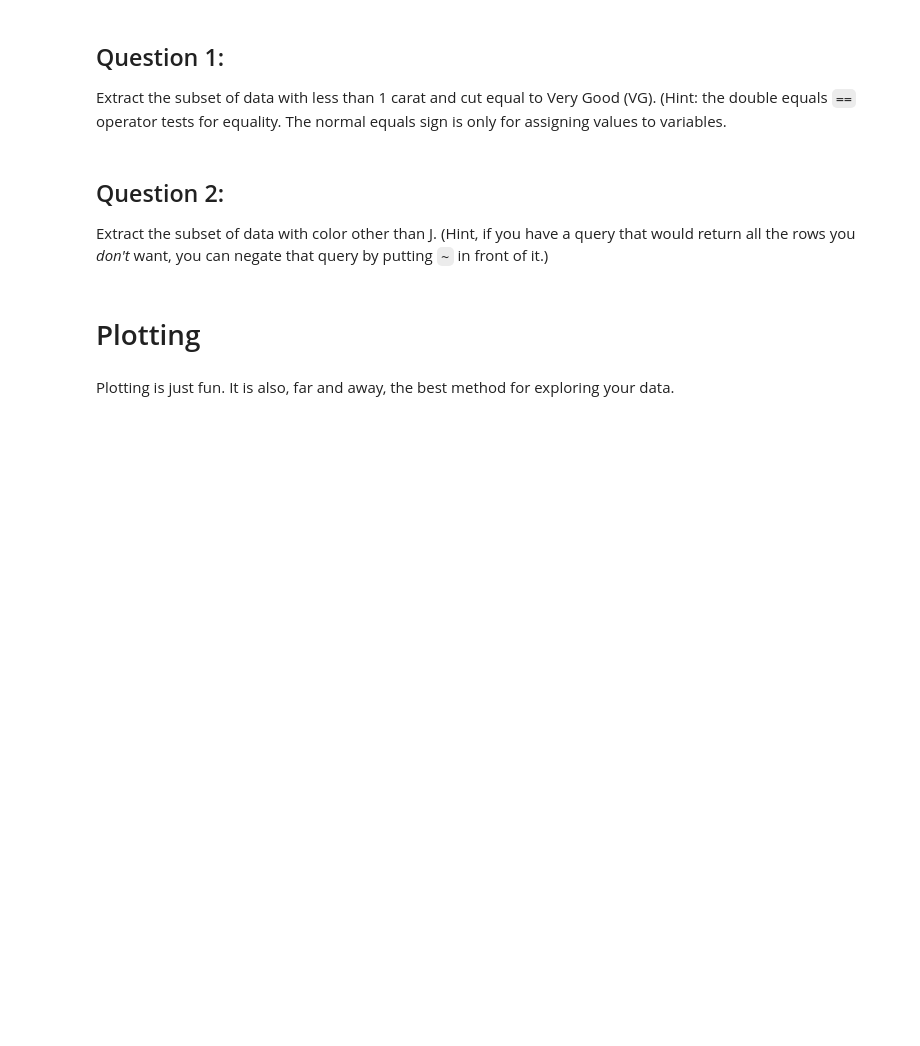
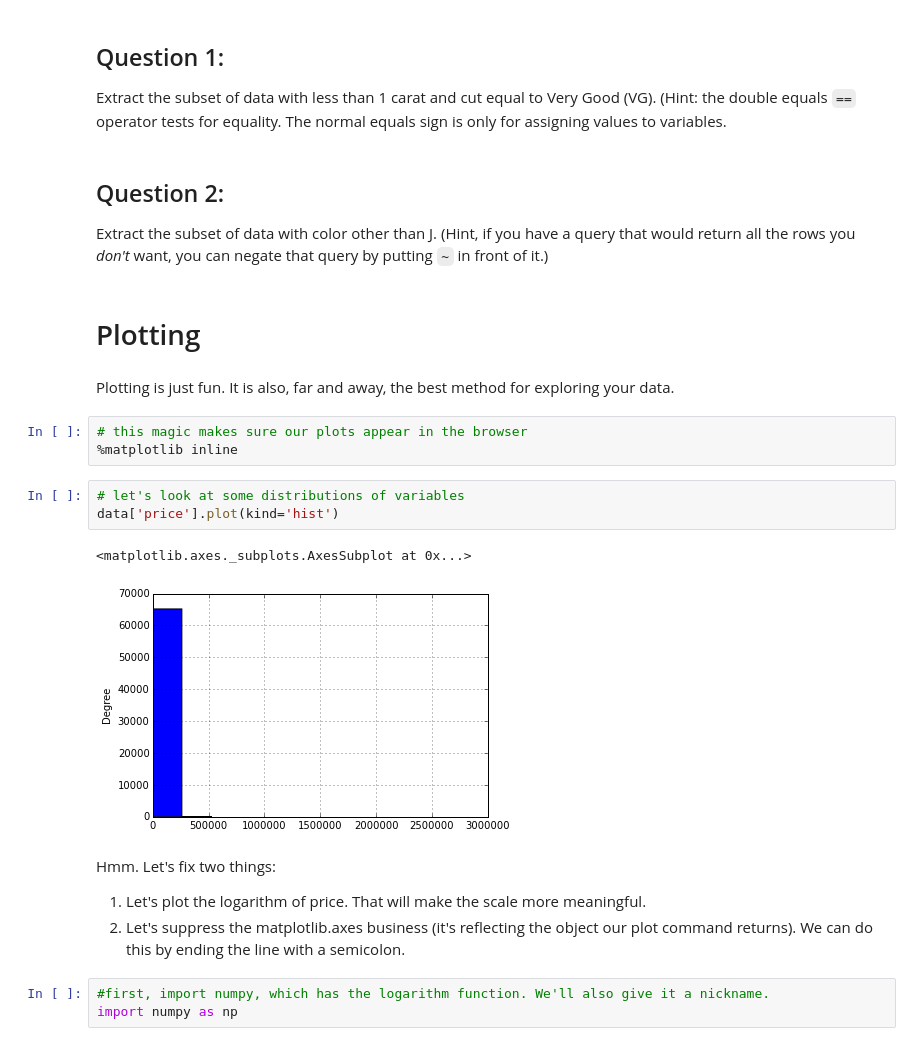
Before and after one commit to jmxpearson/DIBS_materials, a Jupyter notebook: python/Basic Data Analysis.ipynb, the cells around one changed output. Cells and saved outputs as stored; diff of their text form; blank space fills up the shorter version.

Commit message:
added plotting

```diff
--- a/python/Basic Data Analysis.ipynb
+++ b/python/Basic Data Analysis.ipynb
@@ -464,3 +464,19 @@ Extract the subset of data with color other than J. (Hint, if you have a query t
 # Plotting
 # %% [markdown]
 Plotting is just fun. It is also, far and away, the best method for exploring your data.
+# %%
+# this magic makes sure our plots appear in the browser
+%matplotlib inline
+# %%
+# let's look at some distributions of variables
+data['price'].plot(kind='hist')
+# %% [output]
+<matplotlib.axes._subplots.AxesSubplot at 0x...>
+[figure, added]
+# %% [markdown]
+Hmm. Let's fix two things:
+1. Let's plot the logarithm of price. That will make the scale more meaningful.
+2. Let's suppress the matplotlib.axes business (it's reflecting the object our plot command returns). We can do this by ending the line with a semicolon.
+# %%
+#first, import numpy, which has the logarithm function. We'll also give it a nickname.
+import numpy as np
```
Also changed, not shown: parts of 6 cells of this notebook.
